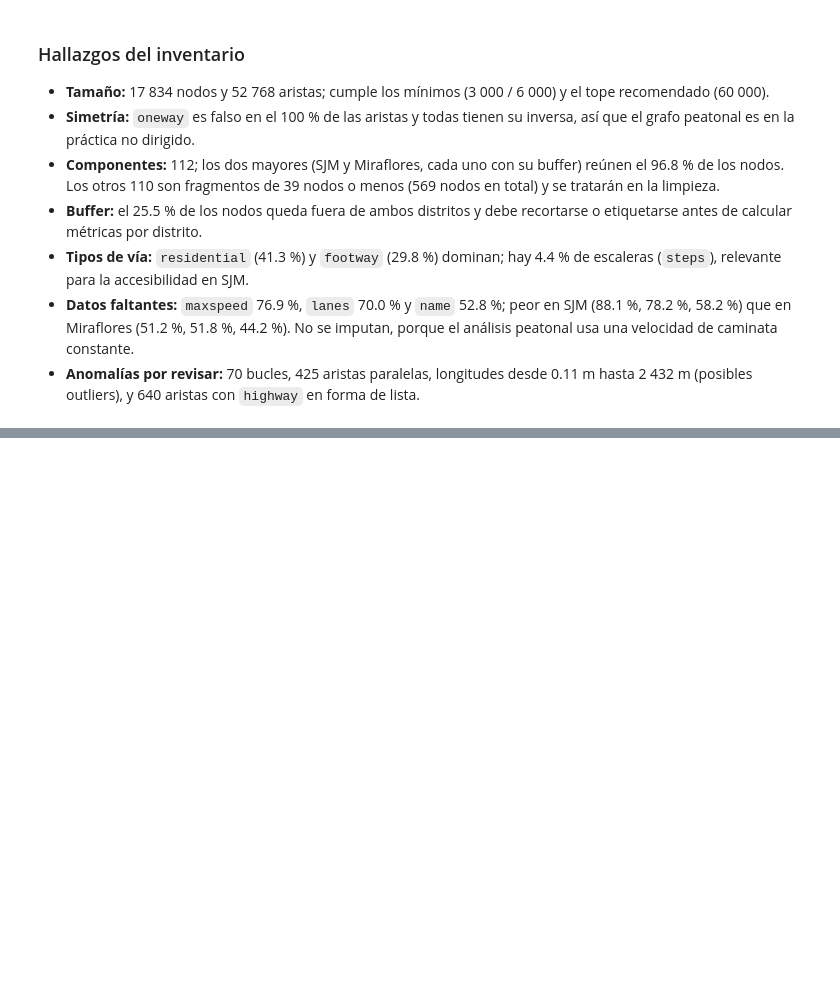
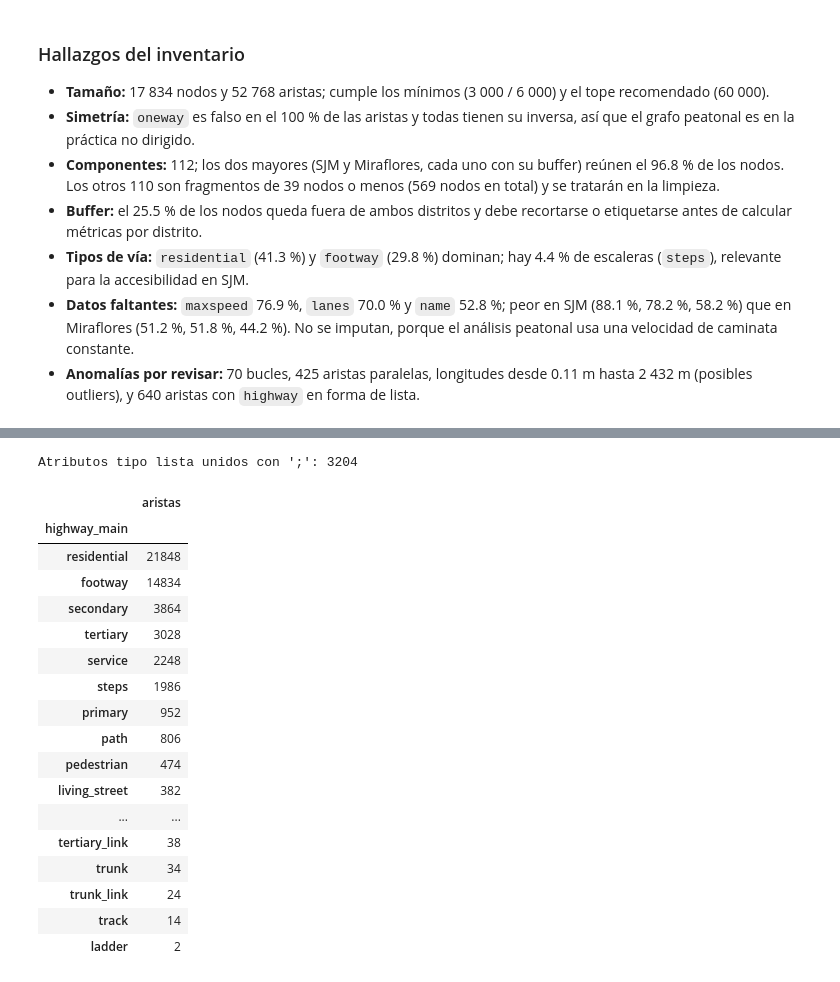
Before and after one commit to lvanCR/lima-walkability-accessibility, a Jupyter notebook: notebooks/01_descarga_y_limpieza.ipynb, the cells around one changed output, grey strips where cells are left out. Saved outputs shown, nothing was run; the diff lists cells and outputs as text; code cells hidden in the pictures; blank space fills up the shorter version.

```diff
--- a/notebooks/01_descarga_y_limpieza.ipynb
+++ b/notebooks/01_descarga_y_limpieza.ipynb
@@ -375,0 +510,45 @@ plt.show()
+# %%
+PRIORIDAD = ["trunk", "trunk_link", "primary", "primary_link", "secondary", "secondary_link",
+             "tertiary", "tertiary_link", "unclassified", "residential", "living_street", "service",
+             "pedestrian", "footway", "corridor", "path", "track", "bridleway", "busway", "steps", "ladder"]
+
+def como_lista(v):
+    return v if isinstance(v, list) else [v]
+
+def principal(v):
+    return min(como_lista(v), key=lambda x: PRIORIDAD.index(x) if x in PRIORIDAD else len(PRIORIDAD))
+
+n_listas = 0
+for u, v, k, d in Gc.edges(keys=True, data=True):
+    hw = como_lista(d["highway"])
+    d["highway_main"] = principal(hw)
+    d["tiene_escalera"] = "steps" in hw
+    d["highway"] = ";".join(hw)
+    for a in ("osmid", "name", "maxspeed", "lanes", "width", "service", "access", "junction", "bridge", "tunnel", "reversed"):
+        if isinstance(d.get(a), list):
+            d[a] = ";".join(map(str, d[a]))
+            n_listas += 1
+
+print(f"Atributos tipo lista unidos con ';': {n_listas}")
+_, e_c = ox.graph_to_gdfs(Gc)
+e_c["highway_main"].value_counts().to_frame("aristas")
+# %% [output]
+Atributos tipo lista unidos con ';': 3204
+|  | aristas |
+| highway_main |  |
+| residential | 21848 |
+| footway | 14834 |
+| secondary | 3864 |
+| tertiary | 3028 |
+| service | 2248 |
+| steps | 1986 |
+| primary | 952 |
+| path | 806 |
+| pedestrian | 474 |
+| living_street | 382 |
+| ... | ... |
+| tertiary_link | 38 |
+| trunk | 34 |
+| trunk_link | 24 |
+| track | 14 |
+| ladder | 2 |
```
Also changed, not shown: parts of 20 cells of this notebook, 2 other files.
